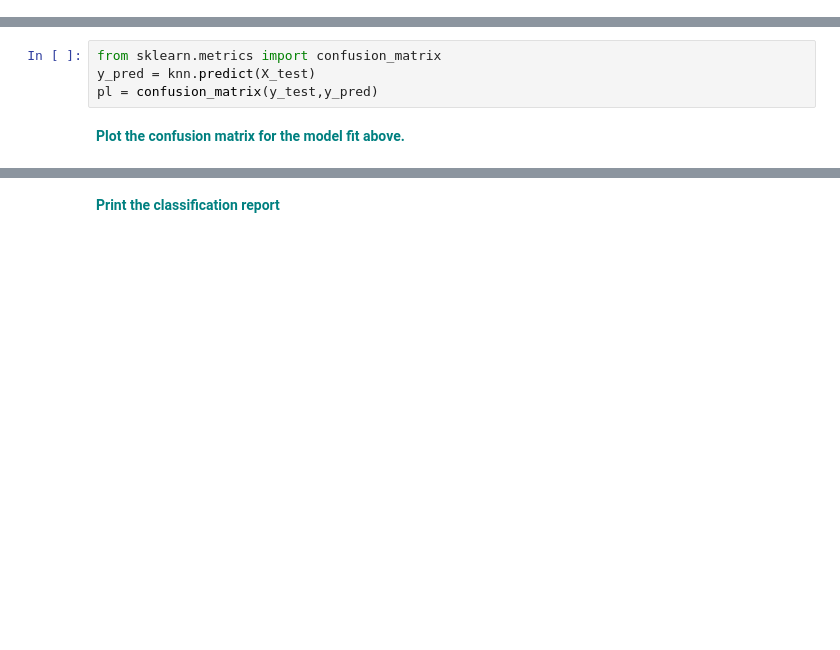
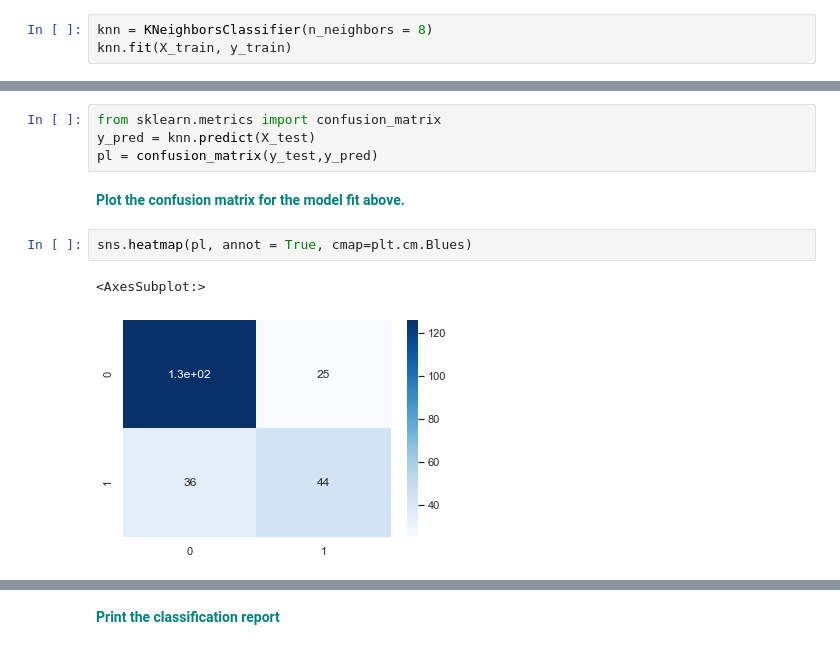
Before and after one commit to belindaleebl/GridSearch-KNN, a Jupyter notebook: GridSearchKNN_Case_Study.ipynb, the cells around one changed output, grey strips where cells are left out. Cells and saved outputs as stored; diff of their text form; blank space fills up the shorter version.

```diff
--- a/GridSearchKNN_Case_Study.ipynb
+++ b/GridSearchKNN_Case_Study.ipynb
@@ -199,2 +239,5 @@ p = sns.lineplot(range(1,10),test_scores,marker='o',label='Test Score')
 # %% [markdown]
 **<font color='teal'> Fit and score the best number of neighbors based on the plot. </font>**
+# %%
+knn = KNeighborsClassifier(n_neighbors = 8)
+knn.fit(X_train, y_train)
@@ -204,3 +249,8 @@ y_pred = knn.predict(X_test)
 pl = confusion_matrix(y_test,y_pred)
 # %% [markdown]
 **<font color='teal'> Plot the confusion matrix for the model fit above. </font>**
+# %%
+sns.heatmap(pl, annot = True, cmap=plt.cm.Blues)
+# %% [output]
+<AxesSubplot:>
+[figure, added]
```
Also changed, not shown: parts of 13 cells of this notebook.
